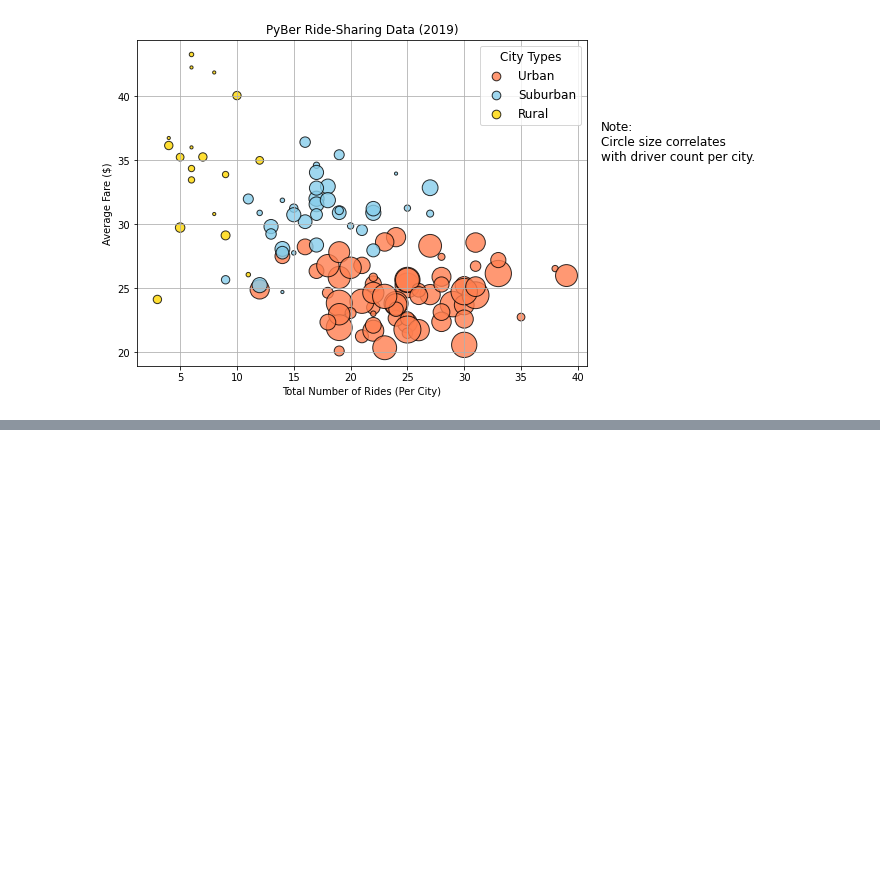
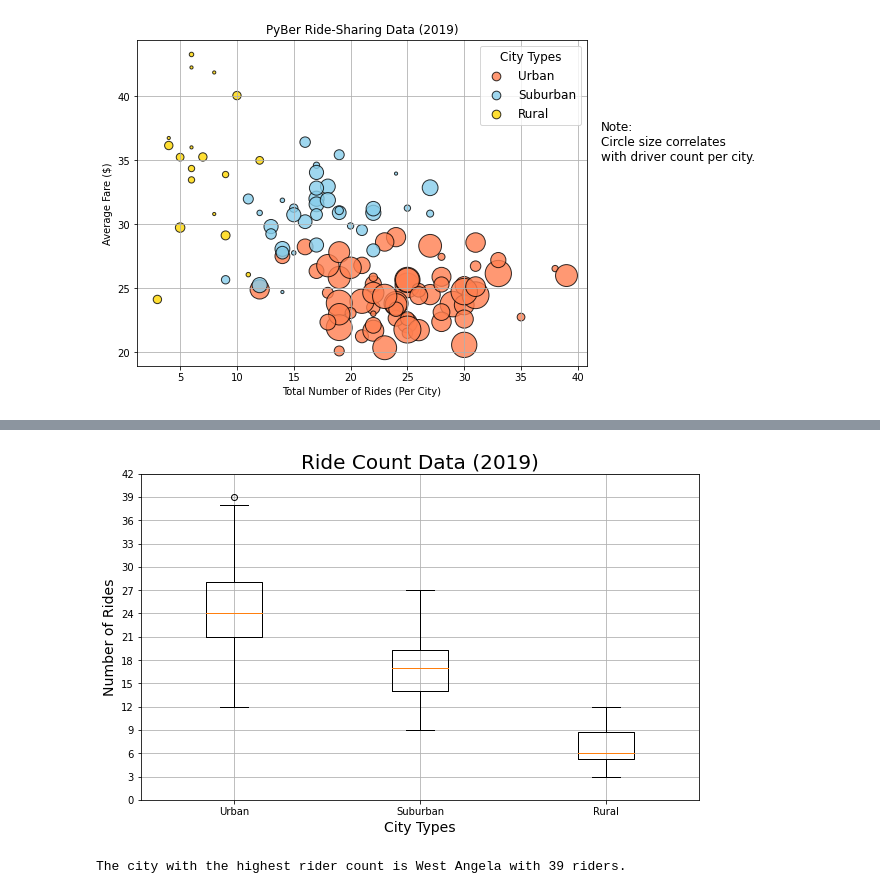
Before and after one commit to rgoldsberry/pyber-analysis, a Jupyter notebook: PyBer.ipynb, the cells around one changed output, grey strips where cells are left out. Saved outputs shown, nothing was run; the diff lists cells and outputs as text; code cells hidden in the pictures; blank space fills up the shorter version.

Commit message:
finished box and whisker plots

```diff
--- a/PyBer.ipynb
+++ b/PyBer.ipynb
@@ -203,0 +264,24 @@ plt.show()
+# %%
+x_labels = ["Urban", "Suburban", "Rural"]
+ride_count_data = [urban_ride_count, suburban_ride_count, rural_ride_count]
+
+
+fig, ax = plt.subplots(figsize=(10,6))
+
+ax.boxplot(ride_count_data,labels = x_labels)
+
+ax.set_title("Ride Count Data (2019)", fontsize = 20)
+ax.set_ylabel('Number of Rides', fontsize = 14)
+ax.set_xlabel("City Types", fontsize = 14)
+ax.set_yticks(np.arange(0,45,3.0))
+ax.grid(True)
+
+plt.savefig("analysis/Fig2.png", facecolor = "white")
+# %% [output]
+[figure, added]
+# %%
+#find city with outlier
+
+print(f"The city with the highest rider count is {urban_ride_count[urban_ride_count==urban_ride_count.max()].index[0]} with {urban_ride_count.max()} riders.")
+# %% [output]
+The city with the highest rider count is West Angela with 39 riders.
```
Also changed, not shown: parts of 9 cells of this notebook, 3 other files.
